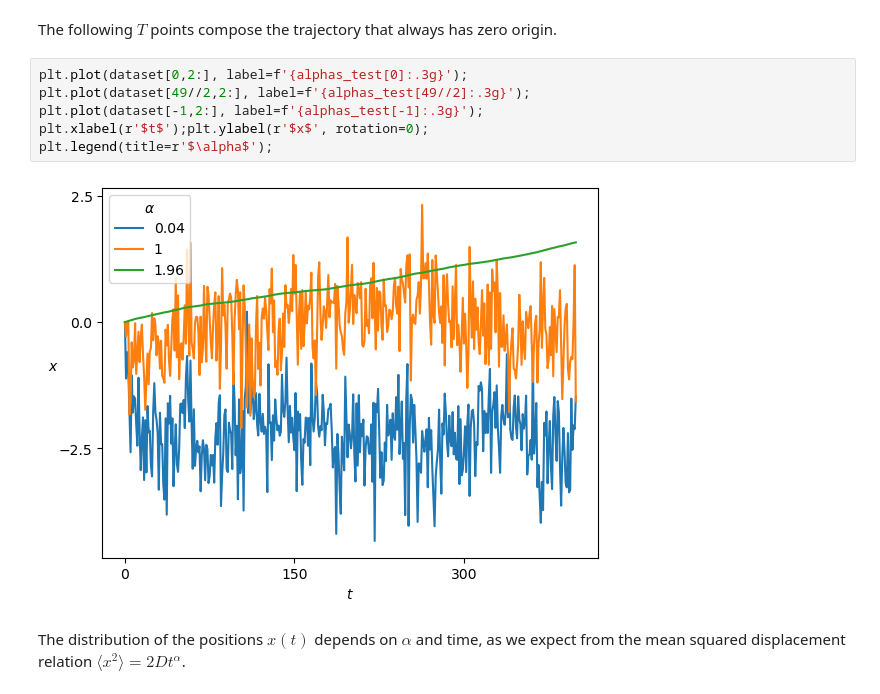
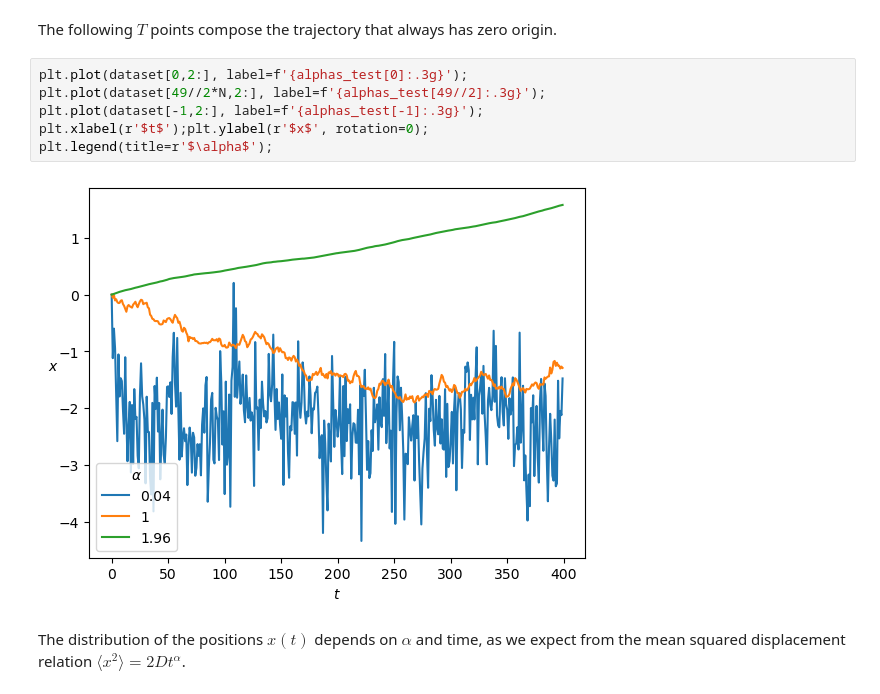
Before and after one commit to GabrielFernandezFernandez/SPIVAE, a Jupyter notebook: nbs/source/00_data.ipynb, the cells around one changed output. Cells and saved outputs as stored; diff of their text form.

Commit message:
Fix FBM image example

```diff
--- a/nbs/source/00_data.ipynb
+++ b/nbs/source/00_data.ipynb
@@ -74,12 +74,12 @@ dataset.shape, dataset[0,:2], dataset[-1,:2]
 The following $T$ points compose the trajectory that always has zero origin.
 # %%
 plt.plot(dataset[0,2:], label=f'{alphas_test[0]:.3g}');
-plt.plot(dataset[49//2,2:], label=f'{alphas_test[49//2]:.3g}');
+plt.plot(dataset[49//2*N,2:], label=f'{alphas_test[49//2]:.3g}');
 plt.plot(dataset[-1,2:], label=f'{alphas_test[-1]:.3g}');
 plt.xlabel(r'$t$');plt.ylabel(r'$x$', rotation=0);
 plt.legend(title=r'$\alpha$');
 # %% [output]
-[figure, old version]
+[figure, new version]
 # %% [markdown]
 The distribution of the positions $x(t)$ depends on $\alpha$ and time, as we expect from the mean squared displacement relation $\langle x^2\rangle=2 D t^\alpha$.
 # %%
```
Also changed, not shown: parts of 1 cell of this notebook.
